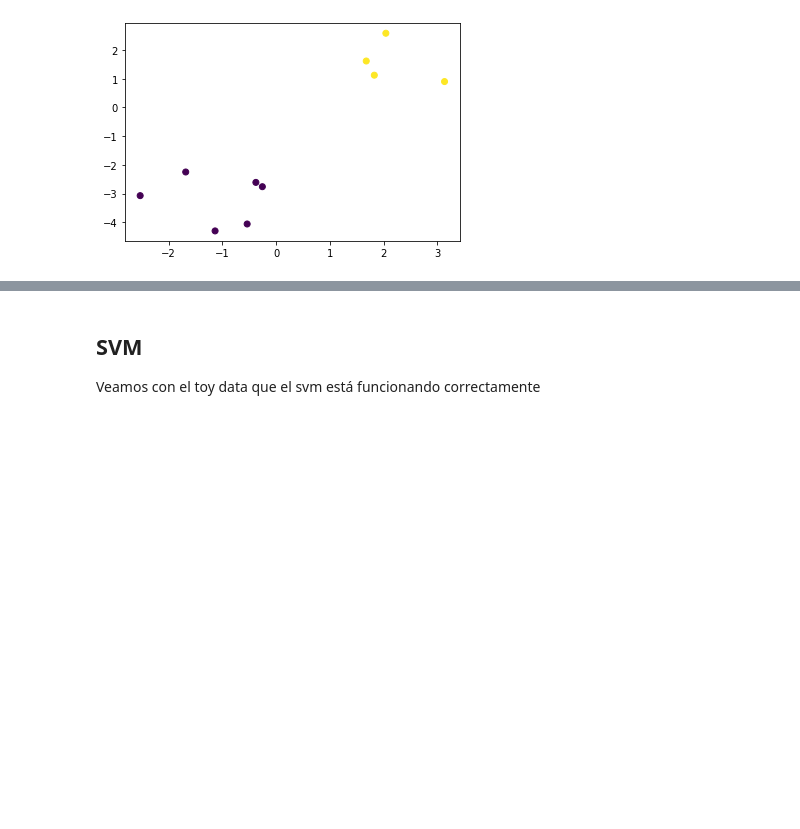
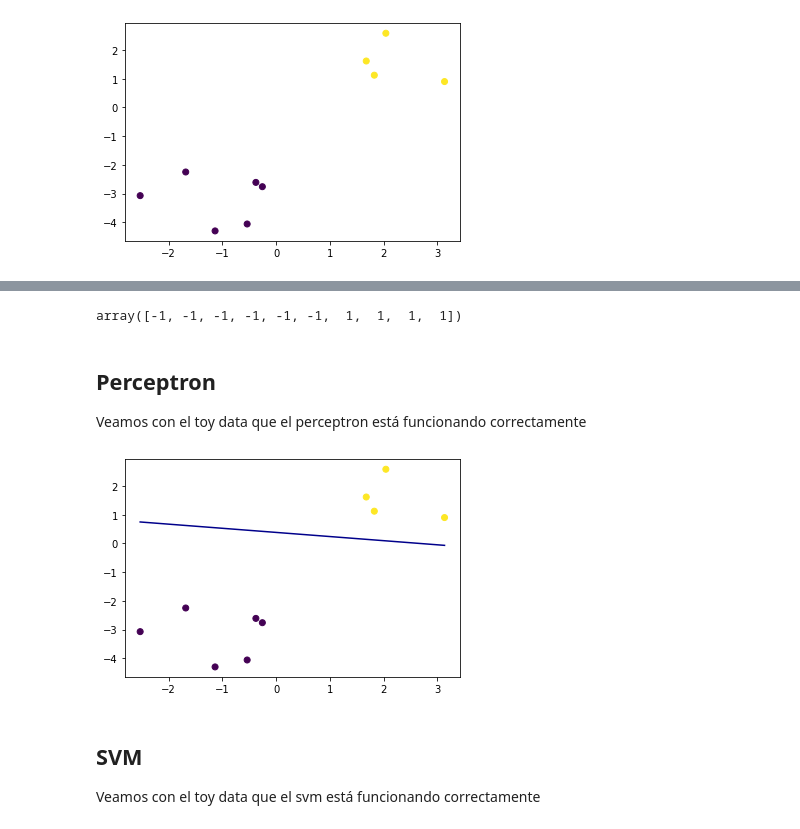
Before and after one commit to romanAVJ/MachineLearningHomeworks, a Jupyter notebook: homework2/hw2.ipynb, the cells around one changed output, grey strips where cells are left out. Saved outputs shown, nothing was run; the diff lists cells and outputs as text; code cells hidden in the pictures; blank space fills up the shorter version.

```diff
--- a/homework2/hw2.ipynb
+++ b/homework2/hw2.ipynb
@@ -40,3 +63,26 @@ plt.show()
+# %%
+y_test
+# %% [output]
+array([-1, -1, -1, -1, -1, -1,  1,  1,  1,  1])
+# %% [markdown]
+Perceptron
+---
+
+Veamos con el toy data que el perceptron está funcionando correctamente
+# %%
+# test con perceptron
+th1, th0, tries = perceptron(x_test, y_test)
+
+
+t = np.linspace(x.min(), x.max())
+fig = plt.figure()
+ax = fig.add_subplot()
+ax.scatter(x, y, c=y_test)
+ax.plot(t, -(th1[tries][0] * t + th0[tries]) / th1[tries][1], color='darkblue')
+
+plt.show()
+# %% [output]
+[figure, added]
 # %% [markdown]
 SVM
 ---
```
Also changed, not shown: parts of 19 cells of this notebook.
